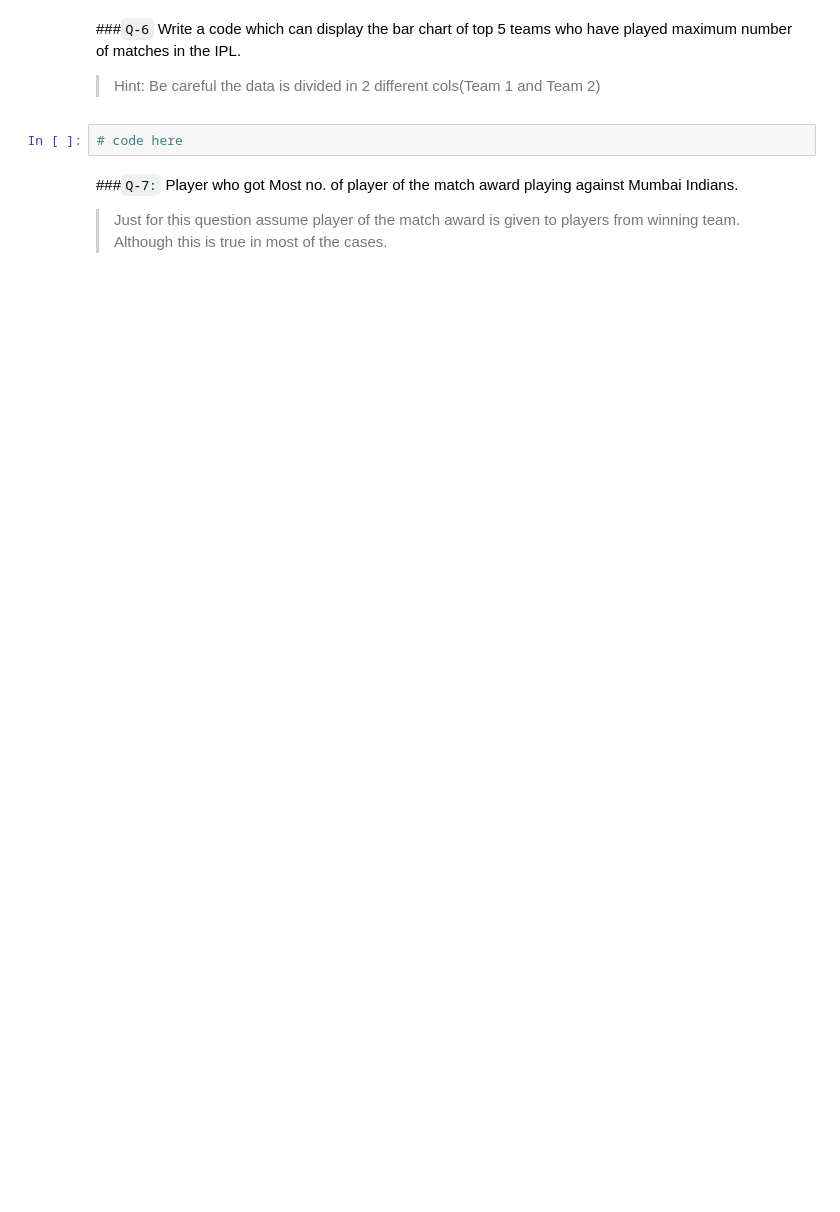
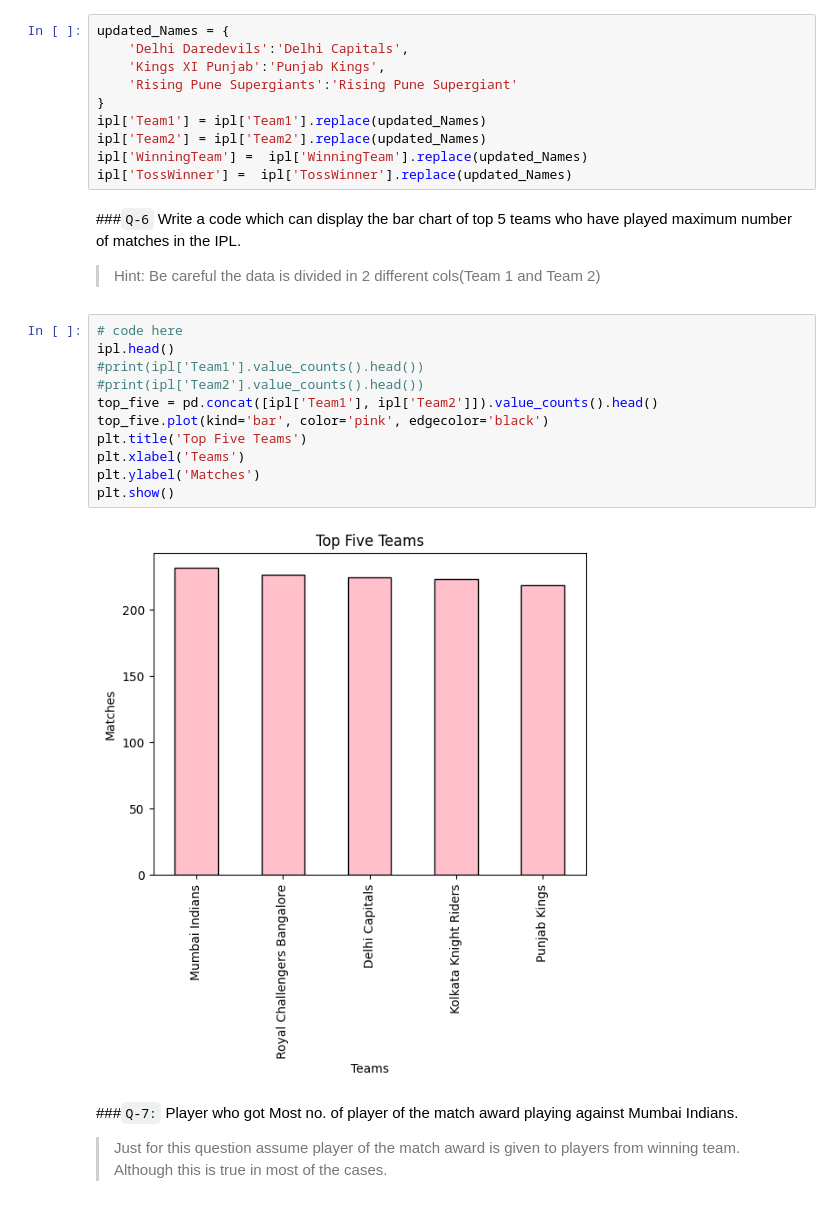
Before and after one commit to iqraghori/Data-science, a Jupyter notebook: Pandas_practice/Basic_DataFrames.ipynb, the cells around one changed output. Saved outputs shown, nothing was run; the diff lists cells and outputs as text; blank space fills up the shorter version.

```diff
--- a/Pandas_practice/Basic_DataFrames.ipynb
+++ b/Pandas_practice/Basic_DataFrames.ipynb
@@ -160,8 +156,29 @@ TypeError: can only concatenate str (not "int") to str
+# %%
+updated_Names = {
+    'Delhi Daredevils':'Delhi Capitals',
+    'Kings XI Punjab':'Punjab Kings',
+    'Rising Pune Supergiants':'Rising Pune Supergiant'
+}
+ipl['Team1'] = ipl['Team1'].replace(updated_Names)
+ipl['Team2'] = ipl['Team2'].replace(updated_Names)
+ipl['WinningTeam'] =  ipl['WinningTeam'].replace(updated_Names)
+ipl['TossWinner'] =  ipl['TossWinner'].replace(updated_Names)
 # %% [markdown]
 ###`Q-6` Write a code which can display the bar chart of top 5 teams who have played maximum number of matches in the IPL.
 >  Hint: Be careful the data is divided in 2 different cols(Team 1 and Team 2)
-# %%
-# code here
+# %%
+# code here
+ipl.head()
+#print(ipl['Team1'].value_counts().head())
+#print(ipl['Team2'].value_counts().head())
+top_five = pd.concat([ipl['Team1'], ipl['Team2']]).value_counts().head()
+top_five.plot(kind='bar', color='pink', edgecolor='black')
+plt.title('Top Five Teams')
+plt.xlabel('Teams')
+plt.ylabel('Matches')
+plt.show()
+# %% [output]
+[figure, added]
 # %% [markdown]
 ###`Q-7:` Player who got Most no. of player of the match award playing against Mumbai Indians.
 > Just for this question assume player of the match award is given to players from winning team. Although this is true in most of the cases.
```
Also changed, not shown: parts of 4 cells of this notebook.
